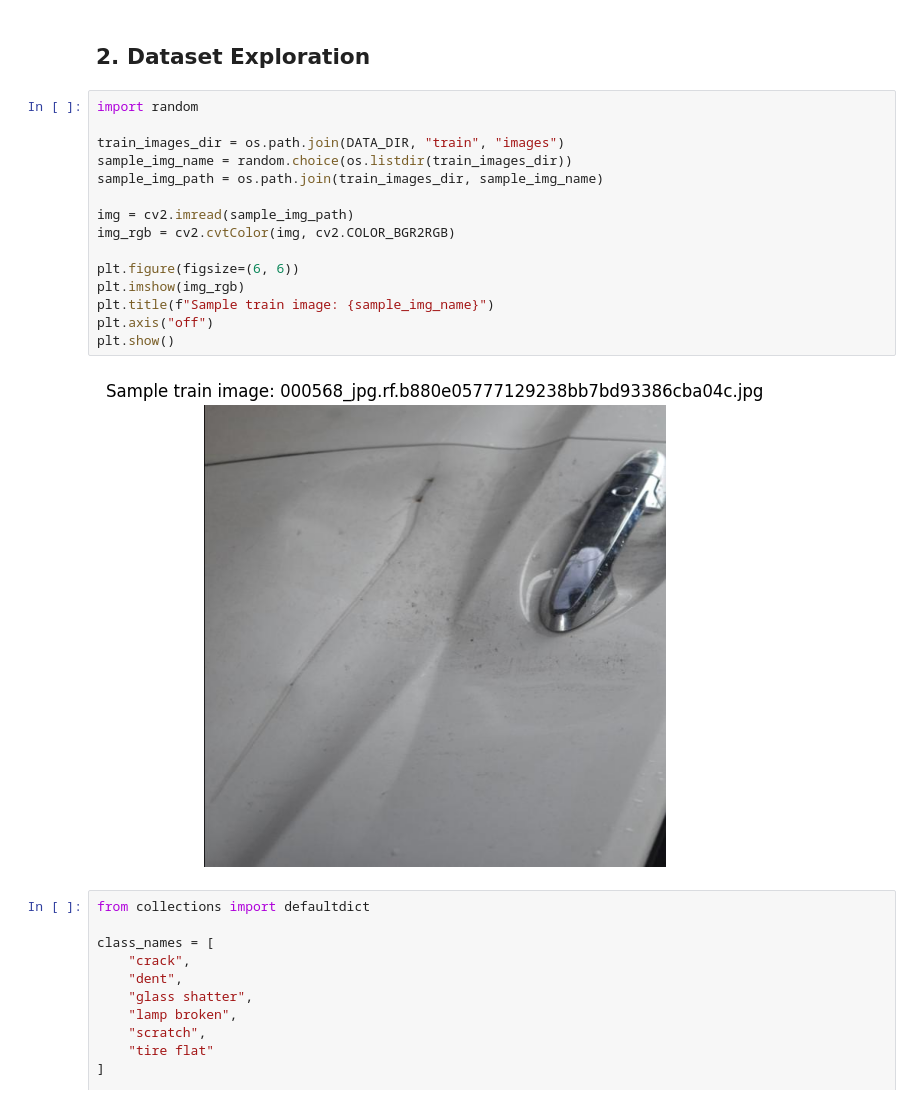
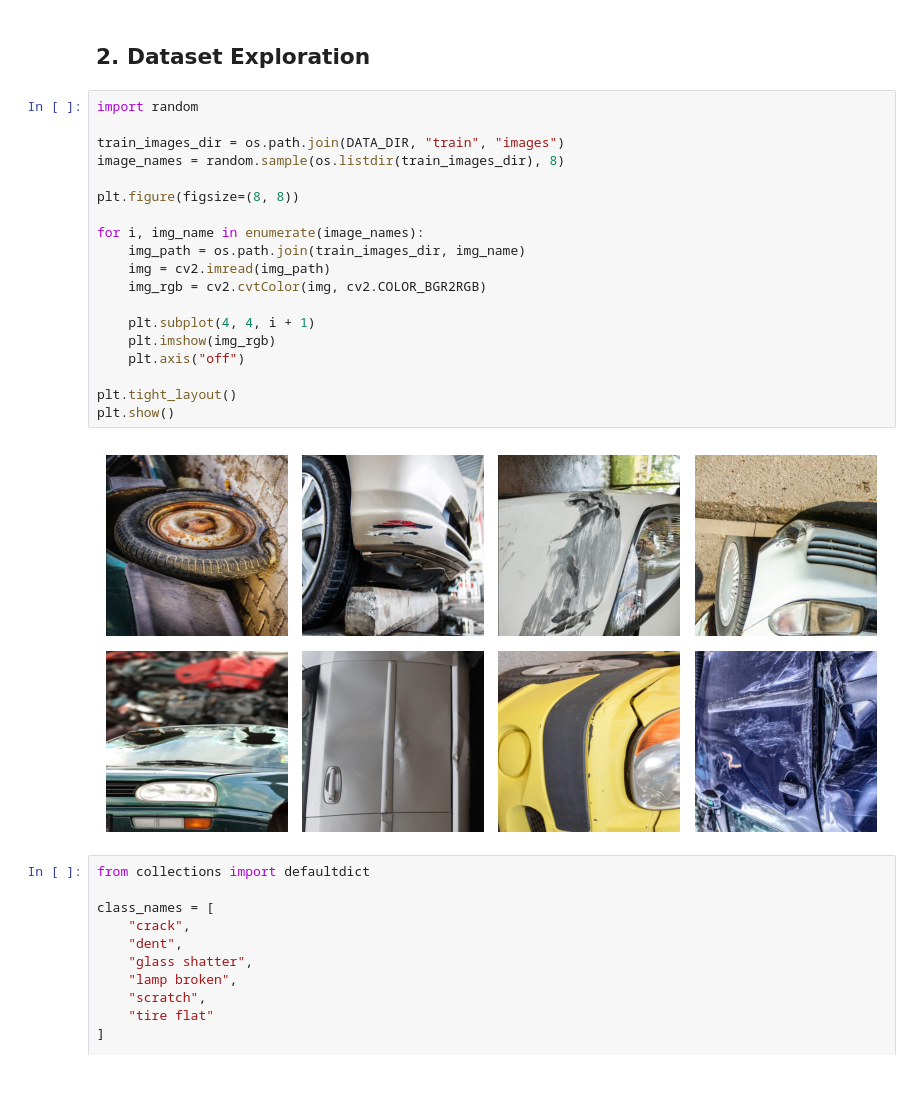
Before and after one commit to VanujaSooriyaarachchi/Car-Damage-Detection-YOLO, a Jupyter notebook: notebooks/car_damage_yolo.ipynb, the cells around one changed output. Cells and saved outputs as stored; diff of their text form.

```diff
--- a/notebooks/car_damage_yolo.ipynb
+++ b/notebooks/car_damage_yolo.ipynb
@@ -25,20 +25,24 @@ CONFIG_PATH: D:\IIT\4 th Year\Machine Vision\Course Work\Car-Damage-Detection-YO
 # %%
 import random
 
 train_images_dir = os.path.join(DATA_DIR, "train", "images")
-sample_img_name = random.choice(os.listdir(train_images_dir))
-sample_img_path = os.path.join(train_images_dir, sample_img_name)
+image_names = random.sample(os.listdir(train_images_dir), 8)
 
-img = cv2.imread(sample_img_path)
-img_rgb = cv2.cvtColor(img, cv2.COLOR_BGR2RGB)
+plt.figure(figsize=(8, 8))
 
-plt.figure(figsize=(6, 6))
-plt.imshow(img_rgb)
-plt.title(f"Sample train image: {sample_img_name}")
-plt.axis("off")
+for i, img_name in enumerate(image_names):
+    img_path = os.path.join(train_images_dir, img_name)
+    img = cv2.imread(img_path)
+    img_rgb = cv2.cvtColor(img, cv2.COLOR_BGR2RGB)
+
+    plt.subplot(4, 4, i + 1)
+    plt.imshow(img_rgb)
+    plt.axis("off")
+
+plt.tight_layout()
 plt.show()
 # %% [output]
-[figure, old version]
+[figure, new version]
 # %%
 from collections import defaultdict
 
```
Also changed, not shown: parts of 4 cells of this notebook, 4 other files.
